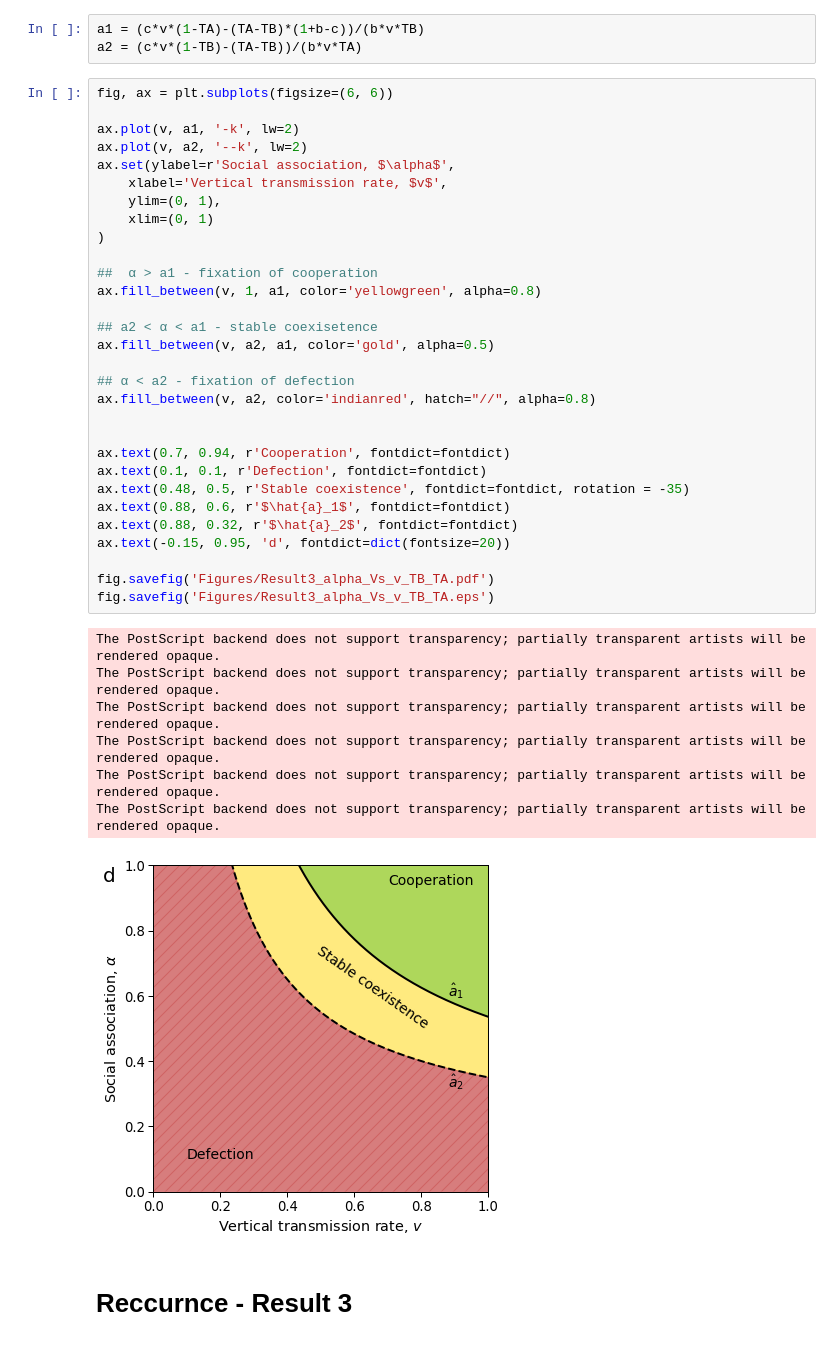
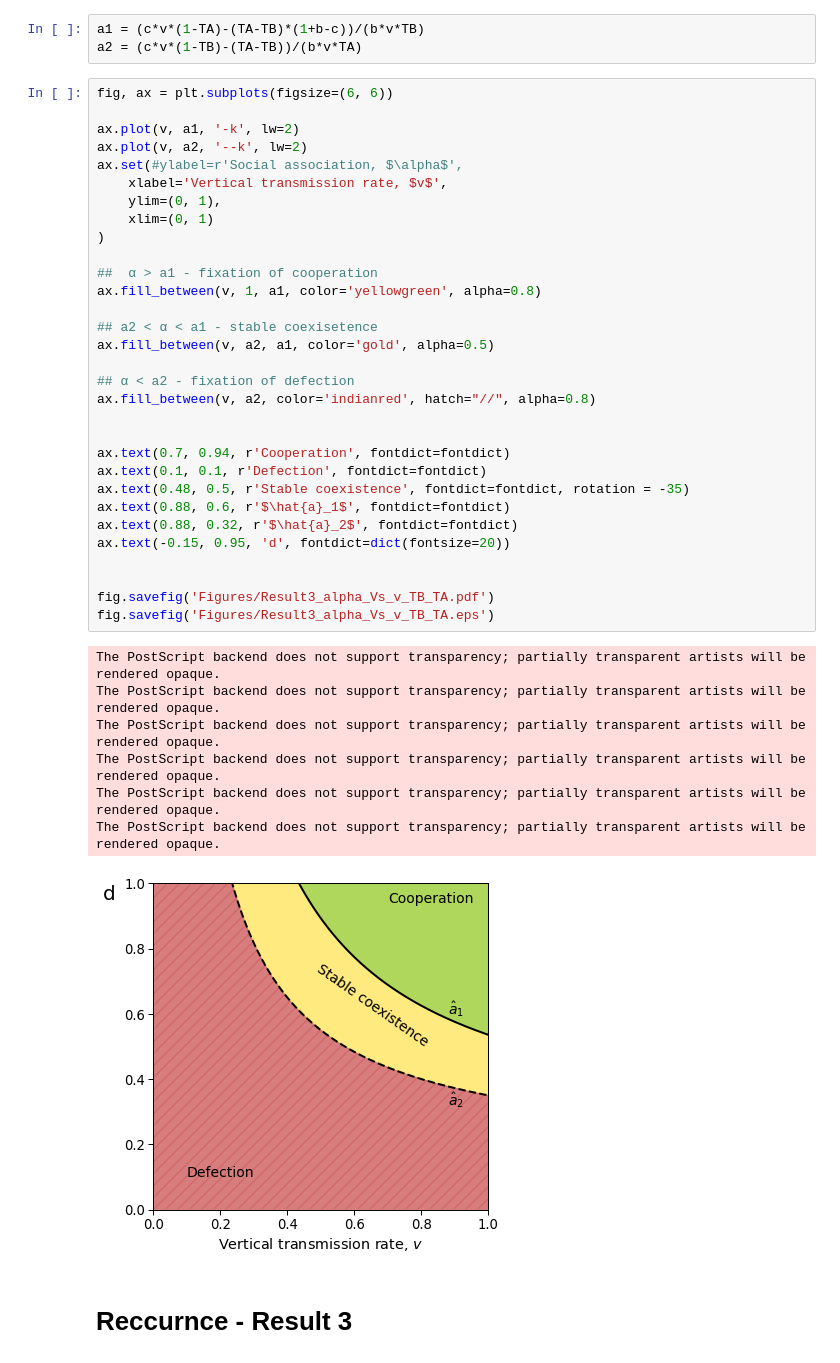
Before and after one commit to yoavram-lab/CulturalCooperation, a Jupyter notebook: ms/figures.ipynb, the cells around one changed output. Cells and saved outputs as stored; diff of their text form.

```diff
--- a/ms/figures.ipynb
+++ b/ms/figures.ipynb
@@ -423,39 +428,40 @@ fig, ax = plt.subplots(figsize=(6, 6))
 
 ax.plot(v, a1, '-k', lw=2)
 ax.plot(v, a2, '--k', lw=2)
-ax.set(ylabel=r'Social association, $\alpha$',
+ax.set(#ylabel=r'Social association, $\alpha$',
     xlabel='Vertical transmission rate, $v$',
     ylim=(0, 1),
     xlim=(0, 1)
 )
 
 ##  α > a1 - fixation of cooperation
 ax.fill_between(v, 1, a1, color='yellowgreen', alpha=0.8)
 
 ## a2 < α < a1 - stable coexisetence
 ax.fill_between(v, a2, a1, color='gold', alpha=0.5)
 
 ## α < a2 - fixation of defection
 ax.fill_between(v, a2, color='indianred', hatch="//", alpha=0.8)
 
 
 ax.text(0.7, 0.94, r'Cooperation', fontdict=fontdict)
 ax.text(0.1, 0.1, r'Defection', fontdict=fontdict)
 ax.text(0.48, 0.5, r'Stable coexistence', fontdict=fontdict, rotation = -35)
 ax.text(0.88, 0.6, r'$\hat{a}_1$', fontdict=fontdict)
 ax.text(0.88, 0.32, r'$\hat{a}_2$', fontdict=fontdict)
 ax.text(-0.15, 0.95, 'd', fontdict=dict(fontsize=20))
 
+
 fig.savefig('Figures/Result3_alpha_Vs_v_TB_TA.pdf')
 fig.savefig('Figures/Result3_alpha_Vs_v_TB_TA.eps')
 # %% [output]
 The PostScript backend does not support transparency; partially transparent artists will be rendered opaque.
 The PostScript backend does not support transparency; partially transparent artists will be rendered opaque.
 The PostScript backend does not support transparency; partially transparent artists will be rendered opaque.
 The PostScript backend does not support transparency; partially transparent artists will be rendered opaque.
 The PostScript backend does not support transparency; partially transparent artists will be rendered opaque.
 The PostScript backend does not support transparency; partially transparent artists will be rendered opaque.
-[figure, old version]
+[figure, new version]
 # %% [markdown]
 # Reccurnce - Result 3
 # %%
```
Also changed, not shown: parts of 3 cells of this notebook, 13 other files.
